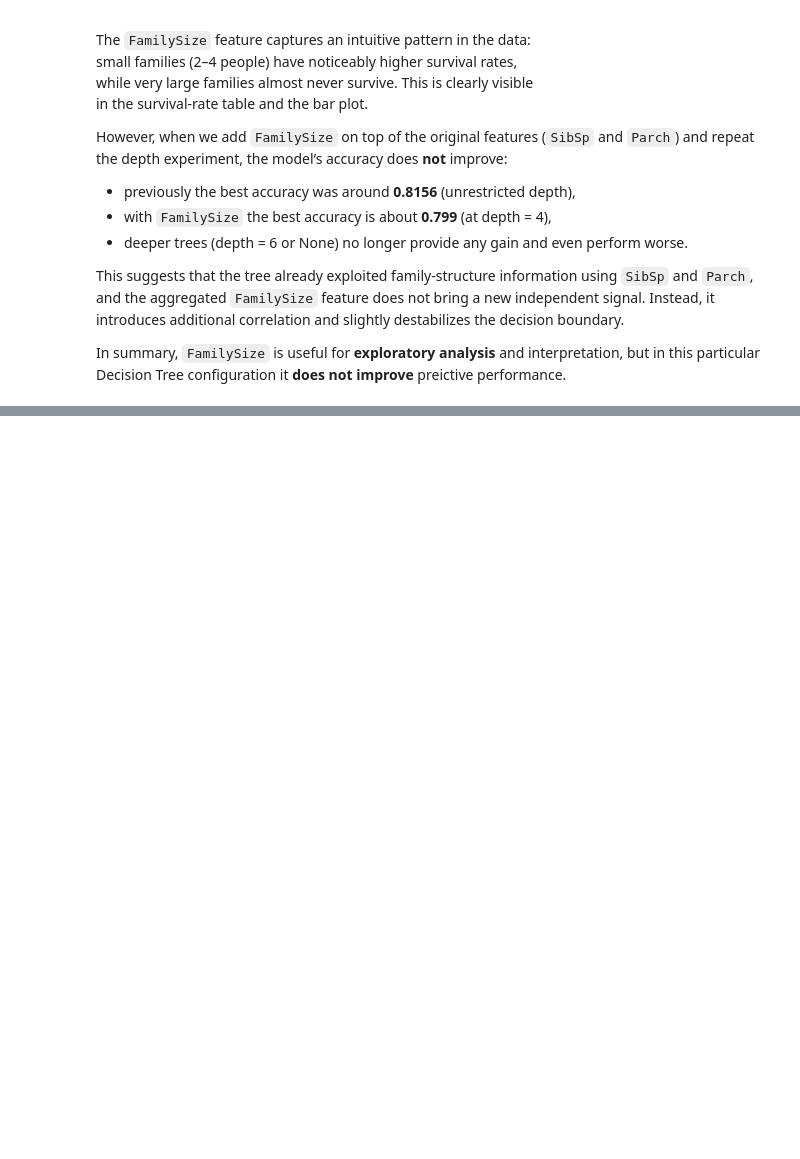
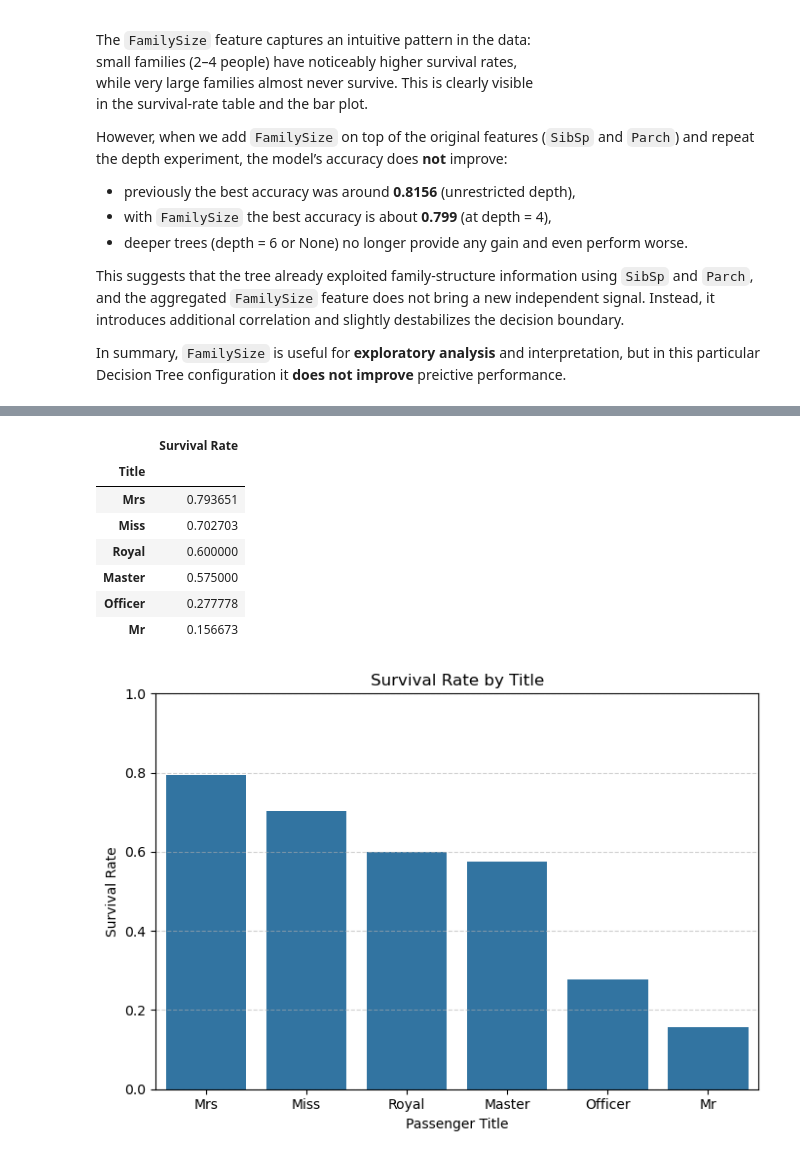
Before and after one commit to anastasiakhromova/DecisionTree_titanic, a Jupyter notebook: DecisionTree_titanic.ipynb, the cells around one changed output, grey strips where cells are left out. Drawn from its saved outputs; the diff is of its cells as text; code cells hidden in the pictures; blank space fills up the shorter version.

Commit message:
add Title feature experiment and analysis

```diff
--- a/DecisionTree_titanic.ipynb
+++ b/DecisionTree_titanic.ipynb
@@ -644,0 +652,18 @@ performance.
+# %%
+# Extract Title from Name (new engineered feature)
+df_title = df.copy()
+
+df_title["Title"] = df_title["Name"].str.extract(r",\s*([^\.]+)\.")
+
+df_title["Title"] = df_title["Title"].replace(
+    {'Mlle': 'Miss', 'Ms': 'Miss', 'Mme': 'Mrs'}
+)
+
+# Simplify rare titles into common groups
+royal_titles = ['Lady', 'Countess', 'the Countess', 'Sir', 'Dona', 'Don', 'Jonkheer']
+officer_titles = ['Col', 'Major', 'Capt', 'Rev', 'Dr']
+
+df_title['Title'] = df_title['Title'].replace(royal_titles, 'Royal')
+df_title['Title'] = df_title['Title'].replace(officer_titles, 'Officer')
+
+df_title['Title'].value_counts()
@@ -644,0 +690,26 @@ performance.
+# %%
+# Survival Rate by Title
+title_sr = df_title.groupby("Title")["Survived"].mean().sort_values(ascending=False)
+display(title_sr.to_frame("Survival Rate"))
+
+# Plot Survival Rate by Title
+plt.figure(figsize=(7,5))
+sns.barplot(x=title_sr.index, y=title_sr.values)
+plt.title("Survival Rate by Title")
+plt.ylabel("Survival Rate")
+plt.xlabel("Passenger Title")
+plt.ylim(0, 1)
+plt.grid(axis="y", linestyle="--", alpha=0.6)
+plt.tight_layout()
+plt.savefig("survival_rate_title.png", dpi=300, bbox_inches='tight')
+plt.show()
+# %% [output]
+|  | Survival Rate |
+| Title |  |
+| Mrs | 0.793651 |
+| Miss | 0.702703 |
+| Royal | 0.600000 |
+| Master | 0.575000 |
+| Officer | 0.277778 |
+| Mr | 0.156673 |
+[figure, added]
```
Also changed, not shown: parts of 13 cells of this notebook, 4 other files.
